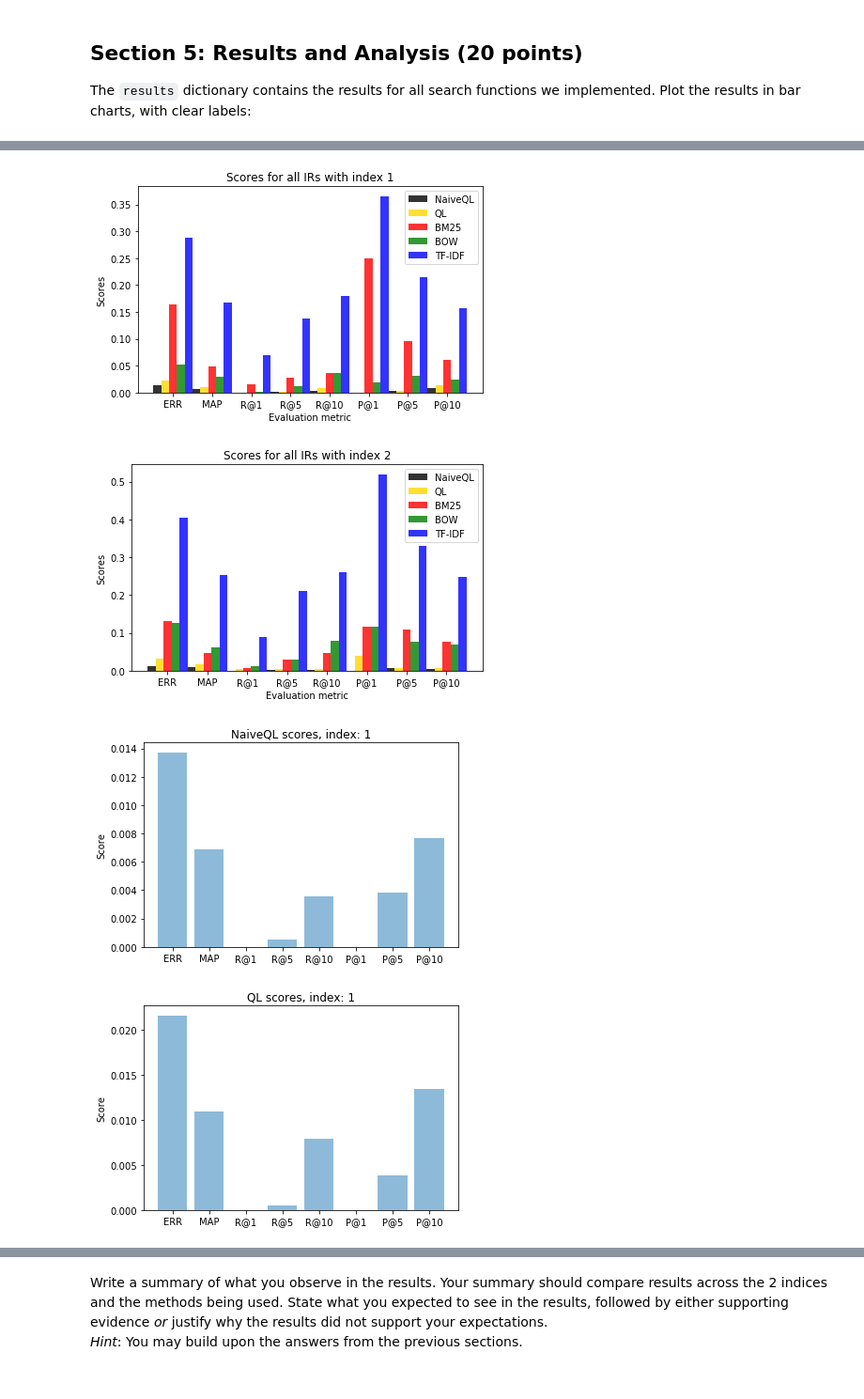
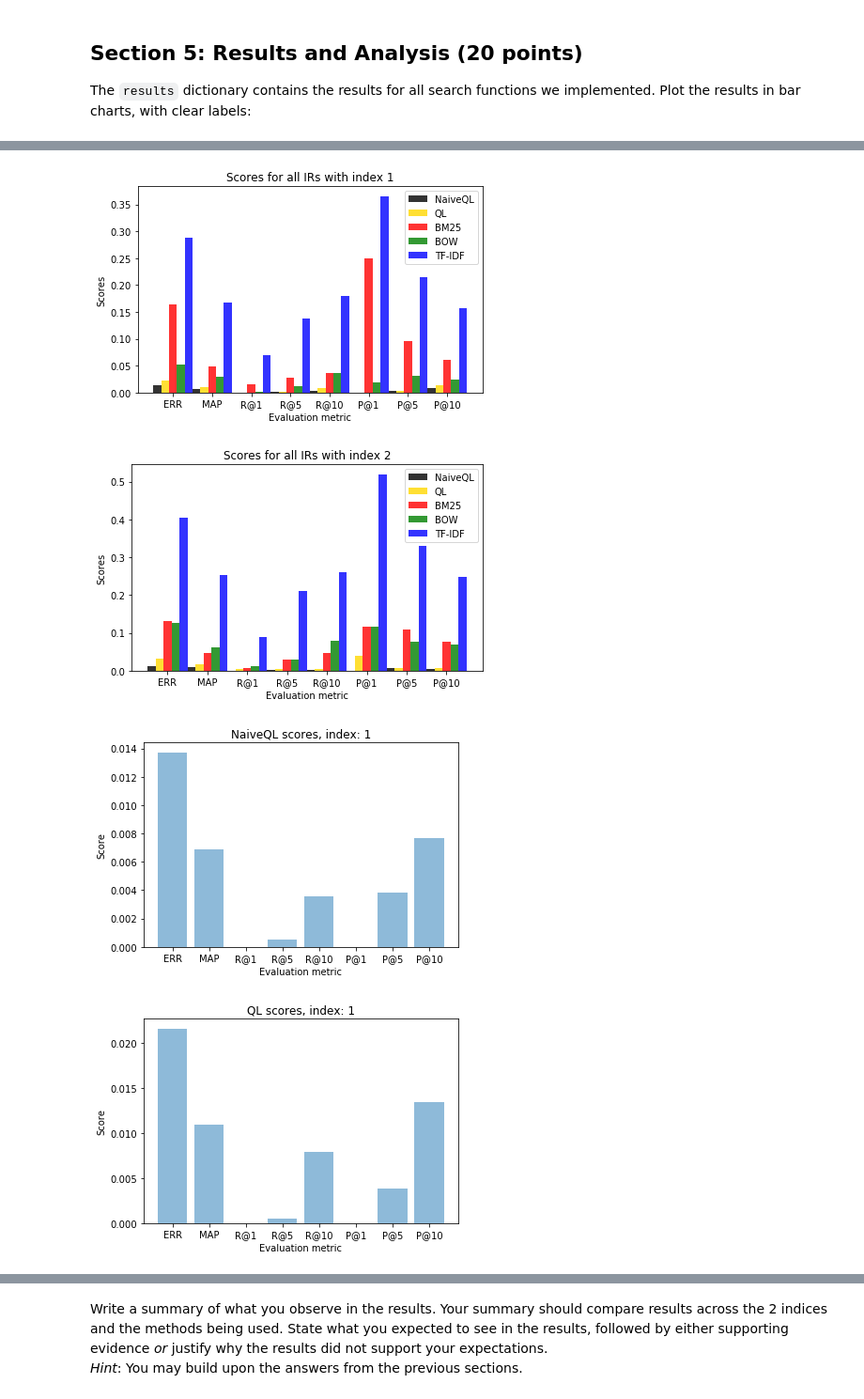
Before and after one commit to NizarH/Information-Retrieval-1, a Jupyter notebook: Assignment 1/10803165_11003464_12959448.ipynb, the cells around one changed output, grey strips where cells are left out. Shown at 94% size. Saved outputs shown, nothing was run; the diff lists cells and outputs as text; code cells hidden in the pictures.

Commit message:
section 5 graphs, analyse

```diff
--- a/Assignment 1/10803165_11003464_12959448.ipynb
+++ b/Assignment 1/10803165_11003464_12959448.ipynb
@@ -1290,33 +1290,34 @@ for i in range(1, indices+1):
         clear_labels = [w.replace('Recall', 'R') for w in clear_labels]
         plt.bar(y_pos, eval_values, align='center', alpha=0.5)
         plt.xticks(y_pos, clear_labels)
+        plt.xlabel('Evaluation metric')
         plt.ylabel('Score')
         plt.title(ir + ' scores, index: ' + str(i))
         plt.show()
 
 
 # Compare different search functions (BOW, TFID, NaiveQL, QL, BM25)
 # Compare different evaluation metrics
 # Use answers from previous questions
 # %% [output]
 Results index 1
 {'BM25': {'ERR': 0.16454306,
           'MAP': 0.049395163,
           'Precision@1': 0.25,
           'Precision@10': 0.06153846,
           'Precision@5': 0.096153855,
           'Recall@1': 0.014925329,
           'Recall@10': 0.036840934,
           'Recall@5': 0.028234836},
  'BOW': {'ERR': 0.051487047,
          'MAP': 0.029684803,
          'Precision@1': 0.01923077,
 ... (66 lines left out)
             'Precision@5': 0.33076924,
             'Recall@1': 0.089958854,
             'Recall@10': 0.26084793,
             'Recall@5': 0.2095405}}
 [figure]
 [figure]
-[figure, old version]
+[figure, new version]
-[figure, old version]
+[figure, new version]
```
Also changed, not shown: parts of 1 cell of this notebook.
